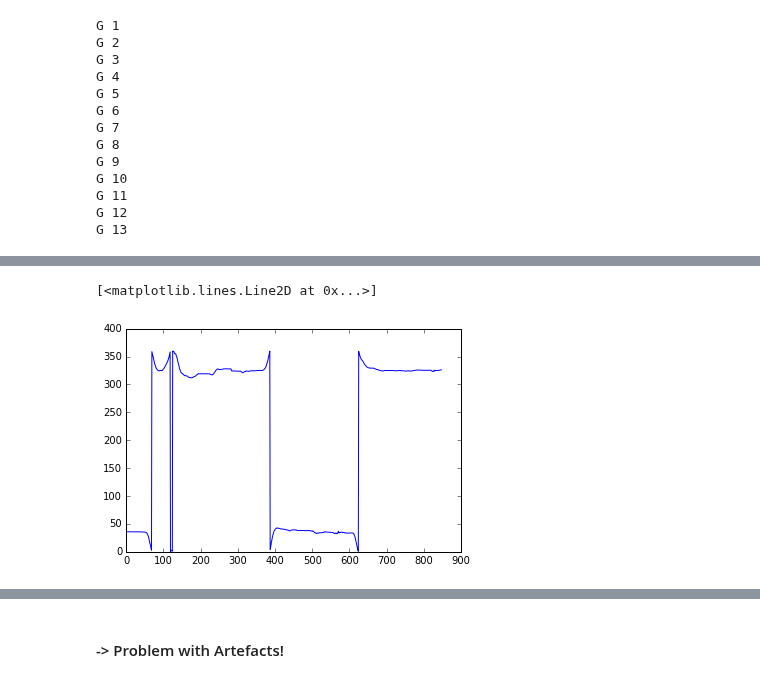
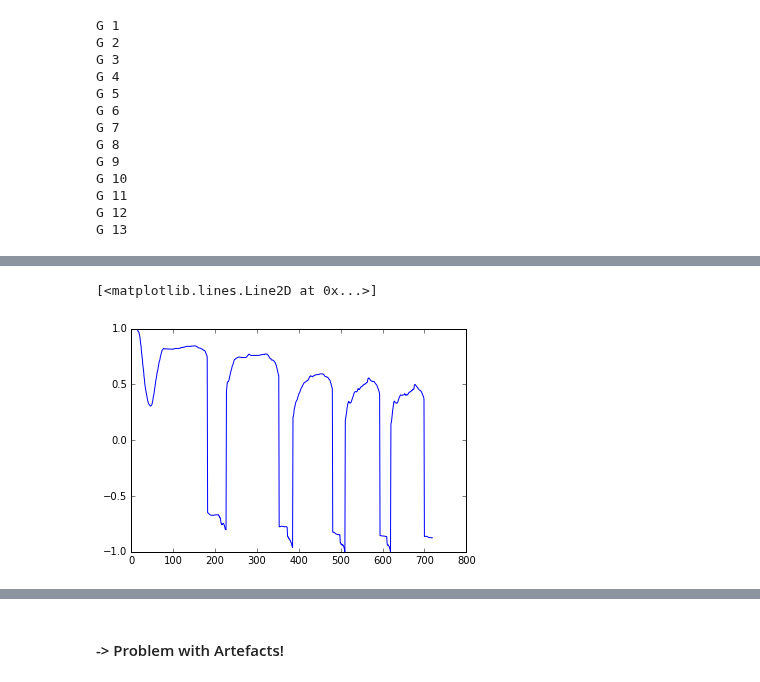
Before and after one commit to Make-O-Matic/MOM-Engine, a Jupyter notebook: data_preprocess_TU.ipynb, the cells around one changed output, grey strips where cells are left out. Cells and saved outputs as stored; diff of their text form; code cells hidden in the pictures.

```diff
--- a/data_preprocess_TU.ipynb
+++ b/data_preprocess_TU.ipynb
@@ -1532 +1524,3 @@ make_copy = False
+# %%
+make_copy = True  # MAKE A COPY OF THE DATA for normalized version -> takes more RAM
 # %%
@@ -1672,5 +1654,11 @@ plt.plot(timestamps2, y)
 # %% [markdown]
 ### Resampling / Time Normalization - Batch
+# %%
+# original
+#input_dict = gesture_dict_params
+
+# normalized
+input_dict = gesture_dict_norm
 # %%
 # Resample Loop over ALL data
 
@@ -1732,0 +1705,6 @@ array([[  9.00000036e-02,   3.90414378e-02,   6.43432327e-03, ...,
+# %%
+# get 0th entry fo gesture 1
+g = 1
+i=0
+mydata = input_dict[g][i]
+mydata.head()
@@ -1733,8 +1718,8 @@ array([[  9.00000036e-02,   3.90414378e-02,   6.43432327e-03, ...,
 # %%
 # before
-v = 'EX'
-y = in_data.ix[v]
+var = 'EX'
+y = mydata[var]
 plt.plot(range(len(y)), y)
 # %% [output]
 [<matplotlib.lines.Line2D at 0x...>]
-[figure, old version]
+[figure, new version]
```
Also changed, not shown: parts of 38 cells of this notebook.
